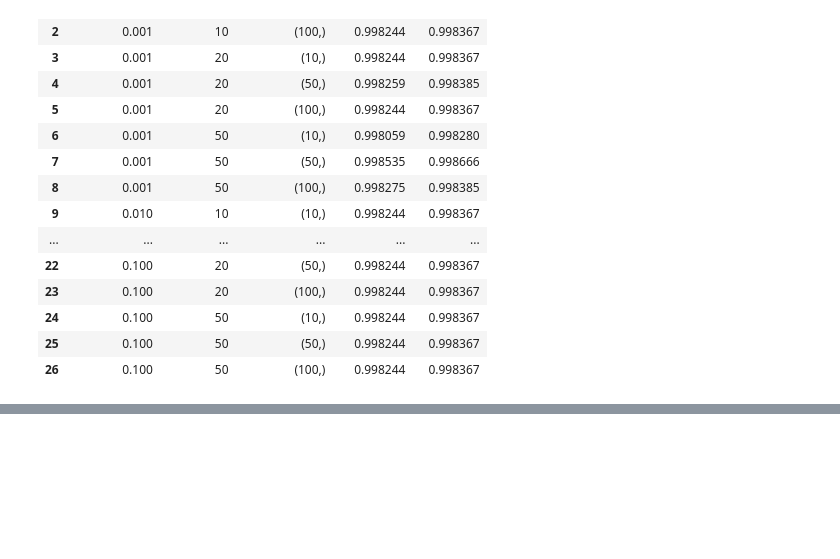
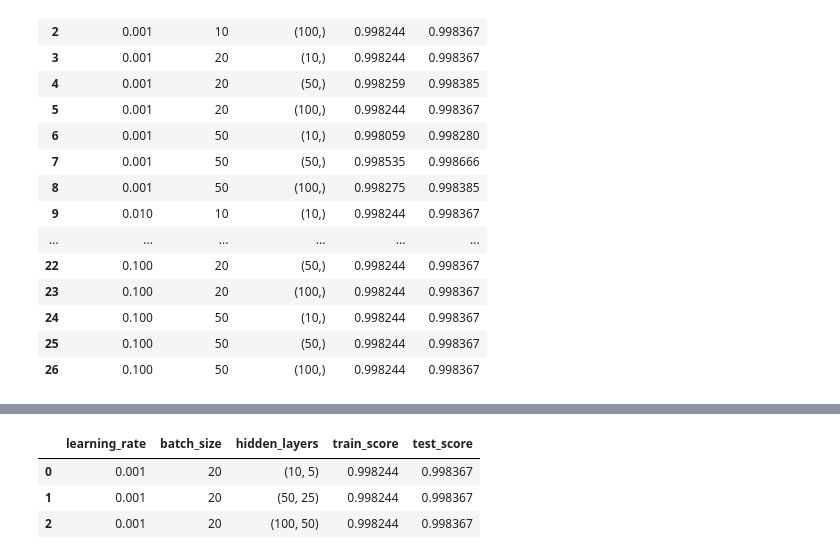
Before and after one commit to Jigme96-BHU/markedT, a Jupyter notebook: mt.ipynb, the cells around one changed output, grey strips where cells are left out. Drawn from its saved outputs; the diff is of its cells as text; code cells hidden in the pictures; blank space fills up the shorter version.

```diff
--- a/mt.ipynb
+++ b/mt.ipynb
@@ -135,3 +135,33 @@ result
 | 24 | 0.100 | 50 | (10,) | 0.998244 | 0.998367 |
 | 25 | 0.100 | 50 | (50,) | 0.998244 | 0.998367 |
 | 26 | 0.100 | 50 | (100,) | 0.998244 | 0.998367 |
+# %%
+learning_rates = [0.001]
+batch_sizes = [20]
+hidden_layers = [(10,5), (50,25), (100,50)]
+
+
+results = []
+
+for lr in learning_rates:
+    for bs in batch_sizes:
+        for hl in hidden_layers:
+            mlp_classifier = MLPClassifier(verbose=True,
+                            hidden_layer_sizes=hl,
+                            activation='relu',
+                            batch_size=bs,
+                            solver='adam',
+                            learning_rate_init=lr,
+                            random_state=42).fit(x_train,y_train)
+
+            trainig_score = mlp_classifier.score(x_train,y_train)
+            test_score = mlp_classifier.score(x_test, y_test)
+
+            # Store the results
+            results.append({
+                'learning_rate': lr,
+                'batch_size': bs,
+                'hidden_layers': hl,
+                'train_score': trainig_score,
+                'test_score': test_score
+            })
@@ -137,0 +186,9 @@ result
+# %%
+result = pd.DataFrame(results)
+# %%
+result
+# %% [output]
+|  | learning_rate | batch_size | hidden_layers | train_score | test_score |
+| 0 | 0.001 | 20 | (10, 5) | 0.998244 | 0.998367 |
+| 1 | 0.001 | 20 | (50, 25) | 0.998244 | 0.998367 |
+| 2 | 0.001 | 20 | (100, 50) | 0.998244 | 0.998367 |
```
Also changed, not shown: parts of 5 cells of this notebook.
